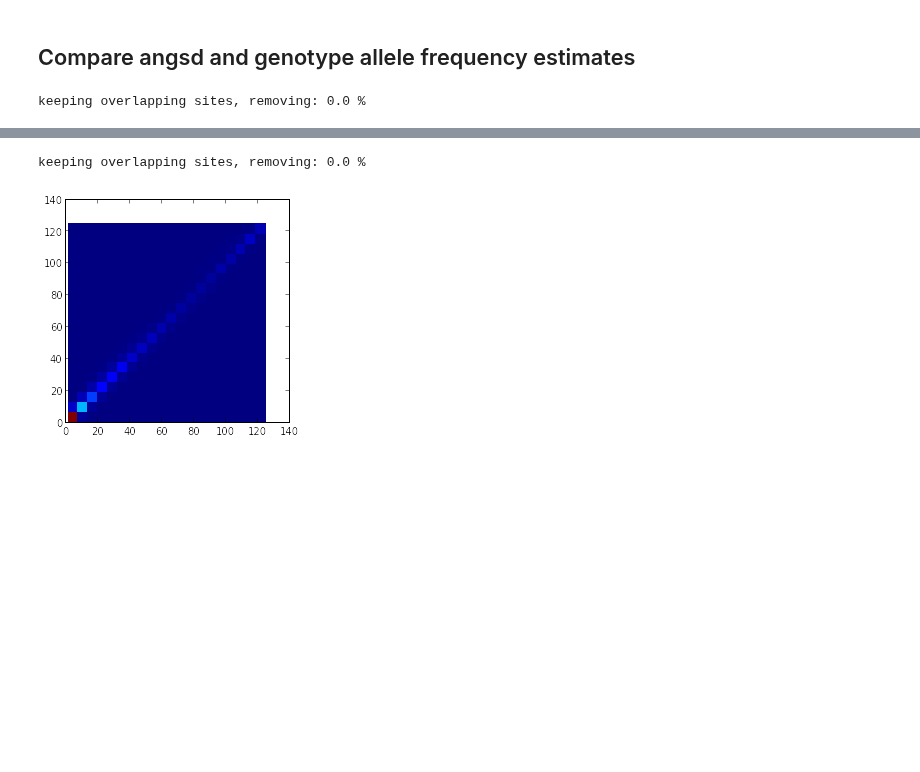
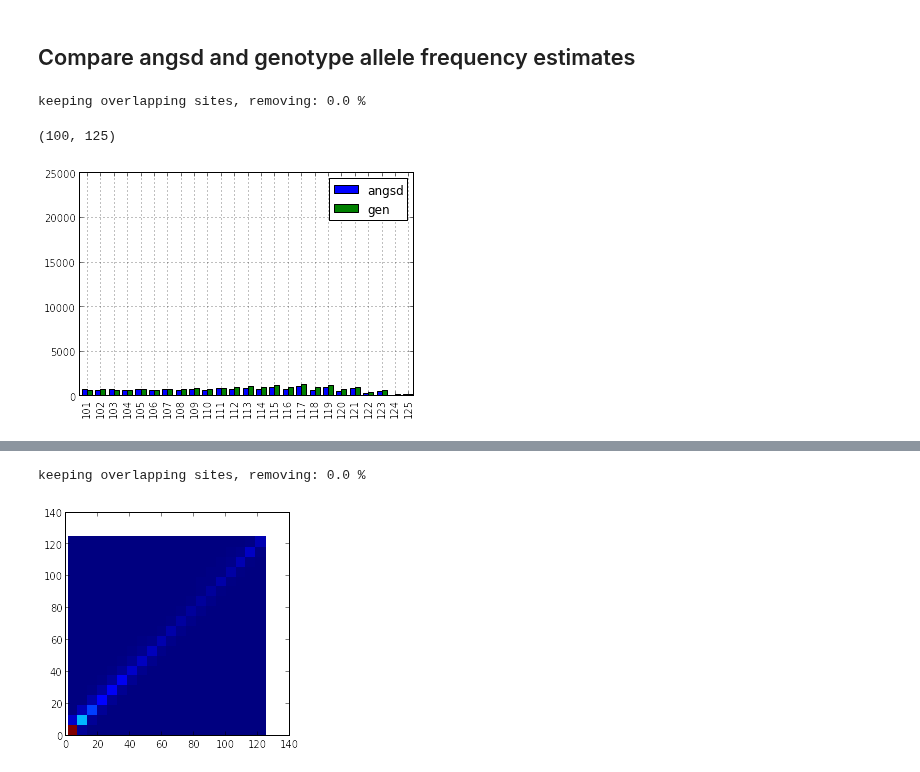
Before and after one commit to peterdfields/hs_vervet, a Jupyter notebook: notebooks/20140610_parse_angsd_files.ipynb, the cells around one changed output, grey strips where cells are left out. Saved outputs shown, nothing was run; the diff lists cells and outputs as text; code cells hidden in the pictures; blank space fills up the shorter version.

```diff
--- a/notebooks/20140610_parse_angsd_files.ipynb
+++ b/notebooks/20140610_parse_angsd_files.ipynb
@@ -88,12 +88,27 @@ def angsd_to_sweepfinder(angsd):
     x = (angsd["anc"] == angsd["major"]) * ac + \
         (angsd["anc"] == angsd["minor"]) * (2*angsd["nInd"]-ac) + \
         fold * ac.where(ac<2*angsd["nInd"]-ac,2*angsd["nInd"]-ac)
-    sf_df = pd.DataFrame({'x': x,
+    sf_df = pd.DataFrame({'x': x.astype(int),
                           'n':2*angsd["nInd"],
                           'folded':fold.astype(int)})
     sf_df.index = sf_df.index.droplevel()
     sf_df.index.name = "location"
     return  sf_df.reindex_axis(["x","n","folded"], axis=1)
+# %%
+def sfs(sweepfinder_df):
+    """
+    use sweepfinder df to calculate the site
+    frequency spectrum of the segregating sites with ancestral
+    state information
+    input:
+        df as produced by angsd_to_sweepfinder(angsd)
+    returns:
+        series n:number of sites
+    """
+    hist, bins = histogram(sweepfinder_df["x"][sweepfinder_df["folded"]==0],
+                                               bins=np.arange(0.5,n_chrom))
+    index =  (bins[:-1]+0.5).astype(int)
+    return pd.Series(hist,index=index)
 # %%
 def overlap_df(xn_gen_df,xn_angsd_df):
     overlap_index = np.sort(np.array(list(set(xn_angsd_df.index).intersection(xn_gen_df.index))))
@@ -106,7 +121,7 @@ def overlap_df(xn_gen_df,xn_angsd_df):
     xn_angsd_df.columns = [c+"_angsd" for c in xn_angsd_df.columns]
     return xn_gen_df.join(xn_angsd_df)
 # %%
-chrom = "CAE1"
+chrom = "CAE29"
 pop = "sab"
 # %%
 angsd_df = get_angsd_df(chrom,pop)
@@ -117,0 +135,7 @@ keeping overlapping sites, removing: 0.0 %
+# %%
+pd.DataFrame({"angsd":sfs(xn_angsd_df),"gen":sfs(xn_gen_df)}).plot(kind="bar")
+ax = plt.gca()
+ax.set_xlim([100,125])
+# %% [output]
+(100, 125)
+[figure, added]
```
Also changed, not shown: parts of 6 cells of this notebook, 8 other files.
